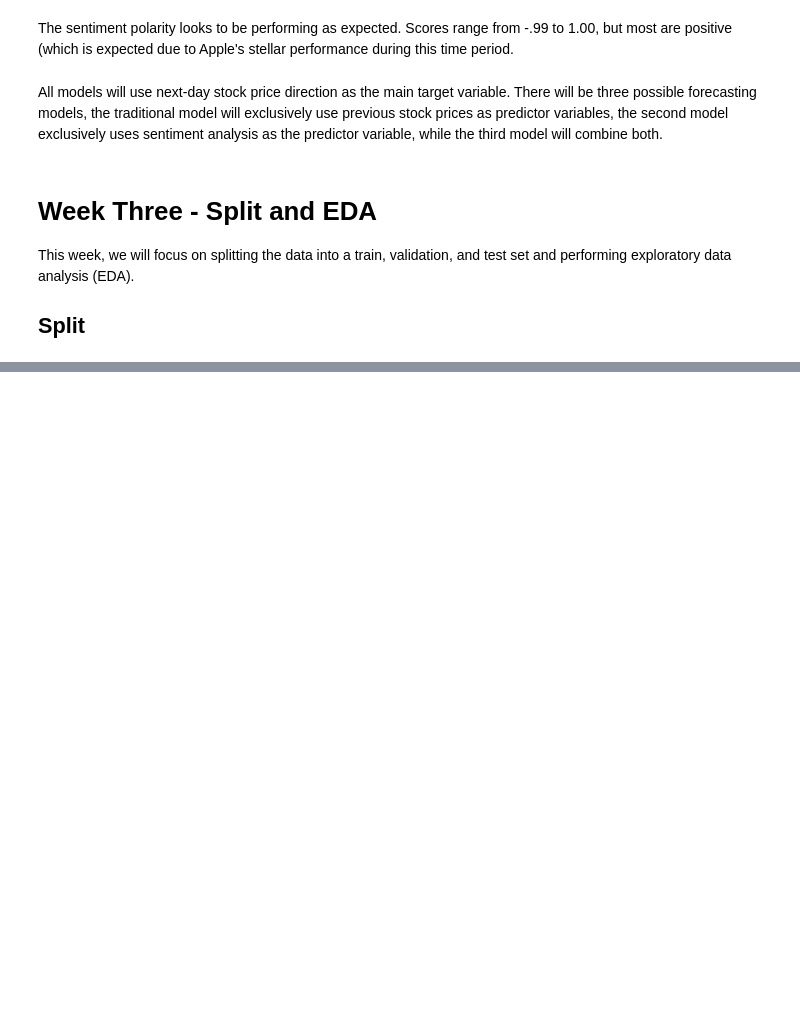
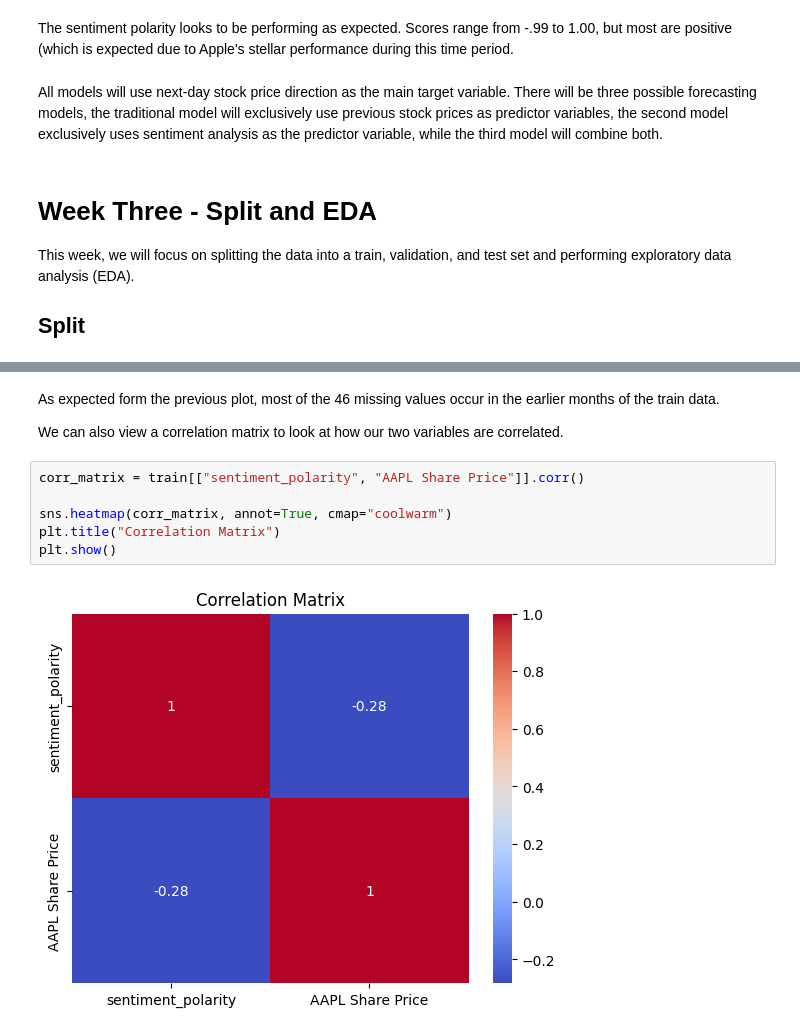
Before and after one commit to yvanlonginjr/market-sentiment-predictor, a Jupyter notebook: notebooks/Week_2_Data_Ingestion.ipynb, the cells around one changed output, grey strips where cells are left out. Saved outputs shown, nothing was run; the diff lists cells and outputs as text; blank space fills up the shorter version.

```diff
--- a/notebooks/Week_2_Data_Ingestion.ipynb
+++ b/notebooks/Week_2_Data_Ingestion.ipynb
@@ -211,0 +263,12 @@ NameError: name 'pd' is not defined
+# %% [markdown]
+As expected form the previous plot, most of the 46 missing values occur in the earlier months of the train data.
+
+We can also view a correlation matrix to look at how our two variables are correlated.
+# %%
+corr_matrix = train[["sentiment_polarity", "AAPL Share Price"]].corr()
+
+sns.heatmap(corr_matrix, annot=True, cmap="coolwarm")
+plt.title("Correlation Matrix")
+plt.show()
+# %% [output]
+[figure, added]
```
Also changed, not shown: parts of 13 cells of this notebook.
